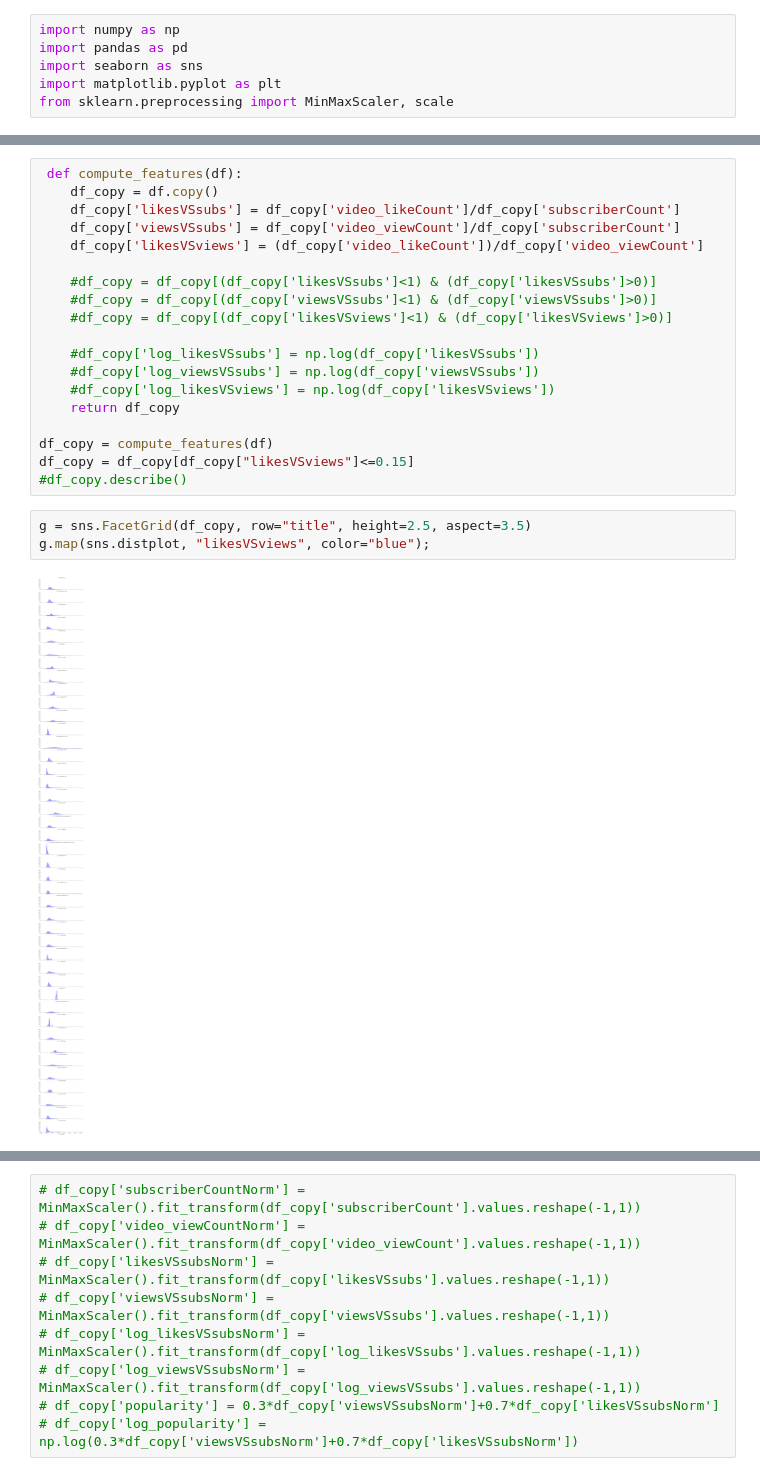
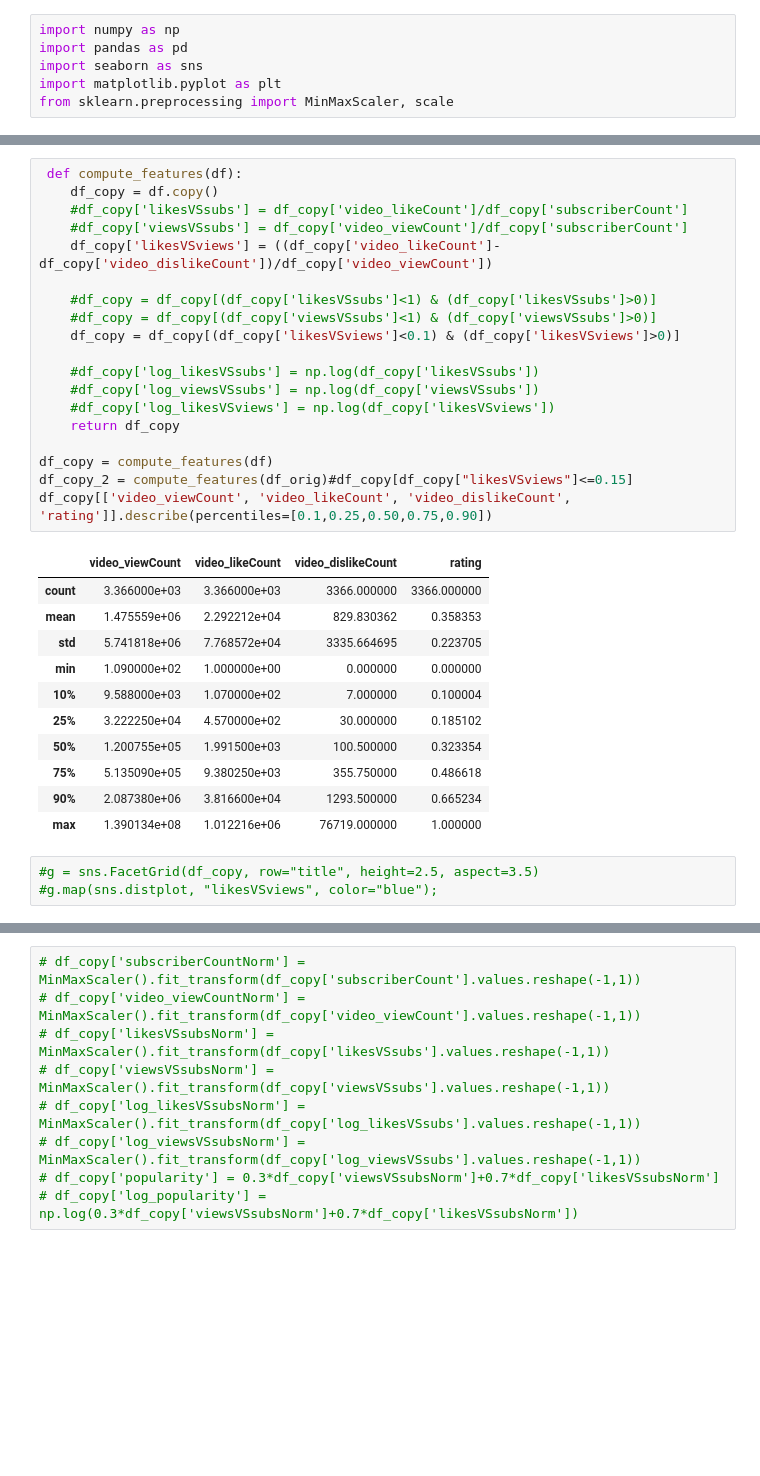
Before and after one commit to Prabhjot2094/Youtube-Video-Popularity-Prediction, a Jupyter notebook: Data Prep.ipynb, the cells around one changed output, grey strips where cells are left out. Cells and saved outputs as stored; diff of their text form; blank space fills up the shorter version.

```diff
--- a/Data Prep.ipynb
+++ b/Data Prep.ipynb
@@ -20,24 +58,34 @@ df.head()
 # %%
  def compute_features(df):
     df_copy = df.copy()
-    df_copy['likesVSsubs'] = df_copy['video_likeCount']/df_copy['subscriberCount']
-    df_copy['viewsVSsubs'] = df_copy['video_viewCount']/df_copy['subscriberCount']
-    df_copy['likesVSviews'] = (df_copy['video_likeCount'])/df_copy['video_viewCount']
+    #df_copy['likesVSsubs'] = df_copy['video_likeCount']/df_copy['subscriberCount']
+    #df_copy['viewsVSsubs'] = df_copy['video_viewCount']/df_copy['subscriberCount']
+    df_copy['likesVSviews'] = ((df_copy['video_likeCount']-df_copy['video_dislikeCount'])/df_copy['video_viewCount'])
 
     #df_copy = df_copy[(df_copy['likesVSsubs']<1) & (df_copy['likesVSsubs']>0)]
     #df_copy = df_copy[(df_copy['viewsVSsubs']<1) & (df_copy['viewsVSsubs']>0)]
-    #df_copy = df_copy[(df_copy['likesVSviews']<1) & (df_copy['likesVSviews']>0)]
+    df_copy = df_copy[(df_copy['likesVSviews']<0.1) & (df_copy['likesVSviews']>0)]
 
     #df_copy['log_likesVSsubs'] = np.log(df_copy['likesVSsubs'])
     #df_copy['log_viewsVSsubs'] = np.log(df_copy['viewsVSsubs'])
     #df_copy['log_likesVSviews'] = np.log(df_copy['likesVSviews'])
     return df_copy
 
 df_copy = compute_features(df)
-df_copy = df_copy[df_copy["likesVSviews"]<=0.15]
-#df_copy.describe()
+df_copy_2 = compute_features(df_orig)#df_copy[df_copy["likesVSviews"]<=0.15]
+df_copy[['video_viewCount', 'video_likeCount', 'video_dislikeCount', 'rating']].describe(percentiles=[0.1,0.25,0.50,0.75,0.90])
+# %% [output]
+|  | video_viewCount | video_likeCount | video_dislikeCount | rating |
+| count | 3.366000e+03 | 3.366000e+03 | 3366.000000 | 3366.000000 |
+| mean | 1.475559e+06 | 2.292212e+04 | 829.830362 | 0.358353 |
+| std | 5.741818e+06 | 7.768572e+04 | 3335.664695 | 0.223705 |
+| min | 1.090000e+02 | 1.000000e+00 | 0.000000 | 0.000000 |
+| 10% | 9.588000e+03 | 1.070000e+02 | 7.000000 | 0.100004 |
+| 25% | 3.222250e+04 | 4.570000e+02 | 30.000000 | 0.185102 |
+| 50% | 1.200755e+05 | 1.991500e+03 | 100.500000 | 0.323354 |
+| 75% | 5.135090e+05 | 9.380250e+03 | 355.750000 | 0.486618 |
+| 90% | 2.087380e+06 | 3.816600e+04 | 1293.500000 | 0.665234 |
+| max | 1.390134e+08 | 1.012216e+06 | 76719.000000 | 1.000000 |
 # %%
-g = sns.FacetGrid(df_copy, row="title", height=2.5, aspect=3.5)
-g.map(sns.distplot, "likesVSviews", color="blue");
+#g = sns.FacetGrid(df_copy, row="title", height=2.5, aspect=3.5)
+#g.map(sns.distplot, "likesVSviews", color="blue");
-# %% [output]
-[figure, removed]
```
Also changed, not shown: parts of 8 cells of this notebook.
